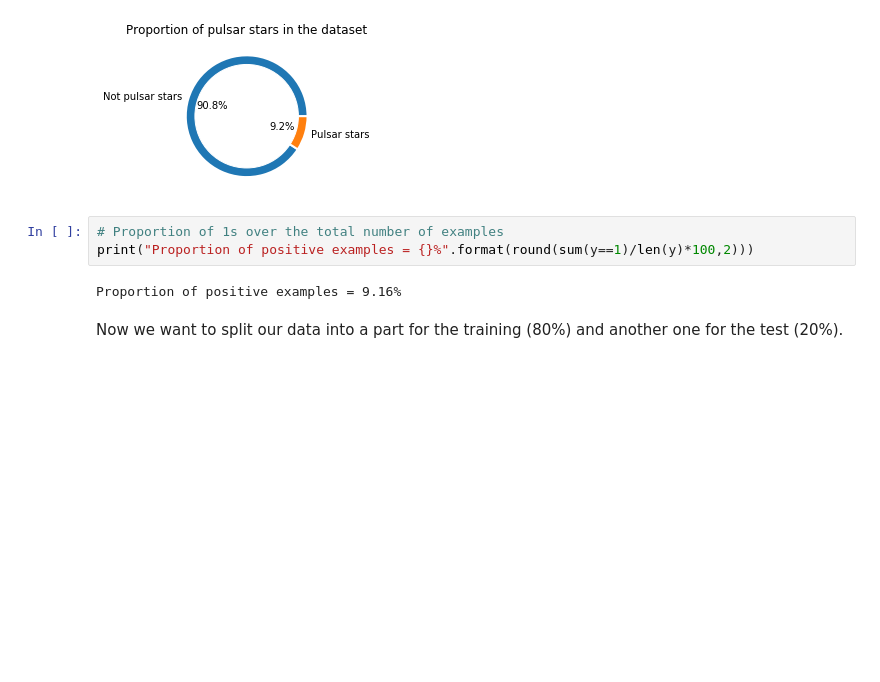
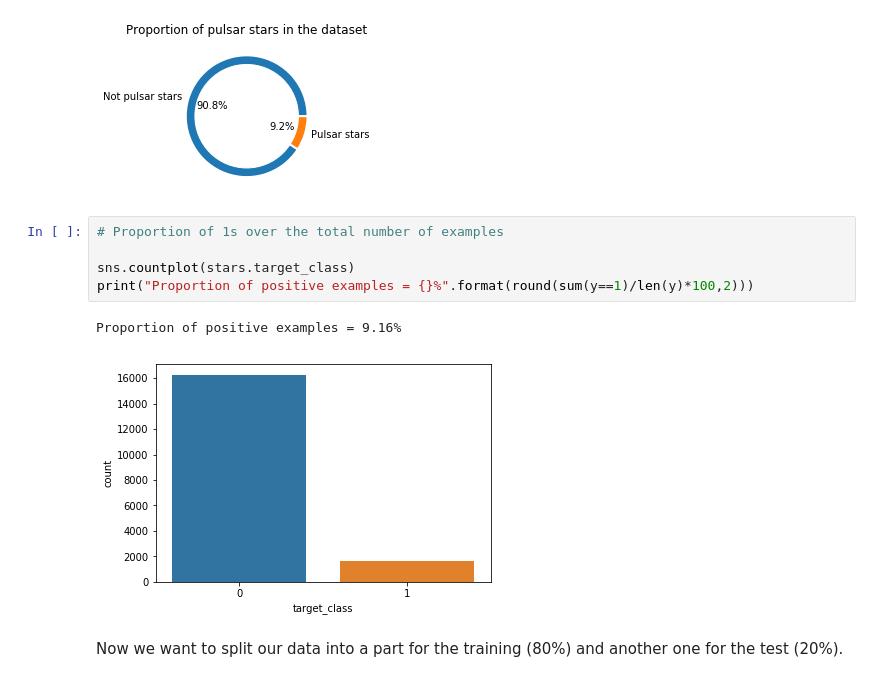
Before and after one commit to martinodn/Performance-comparison-of-ML-Classifiers, a Jupyter notebook: ML_project.ipynb, the cells around one changed output. Saved outputs shown, nothing was run; the diff lists cells and outputs as text; blank space fills up the shorter version.

```diff
--- a/ML_project.ipynb
+++ b/ML_project.ipynb
@@ -177,9 +167,12 @@ plt.show()
 [figure]
 # %%
 # Proportion of 1s over the total number of examples
+
+sns.countplot(stars.target_class)
 print("Proportion of positive examples = {}%".format(round(sum(y==1)/len(y)*100,2)))
 # %% [output]
 Proportion of positive examples = 9.16%
+[figure, added]
 # %% [markdown]
 Now we want to split our data into a part for the training (80%) and another one for the test (20%).
 # %%
```
Also changed, not shown: parts of 19 cells of this notebook.
